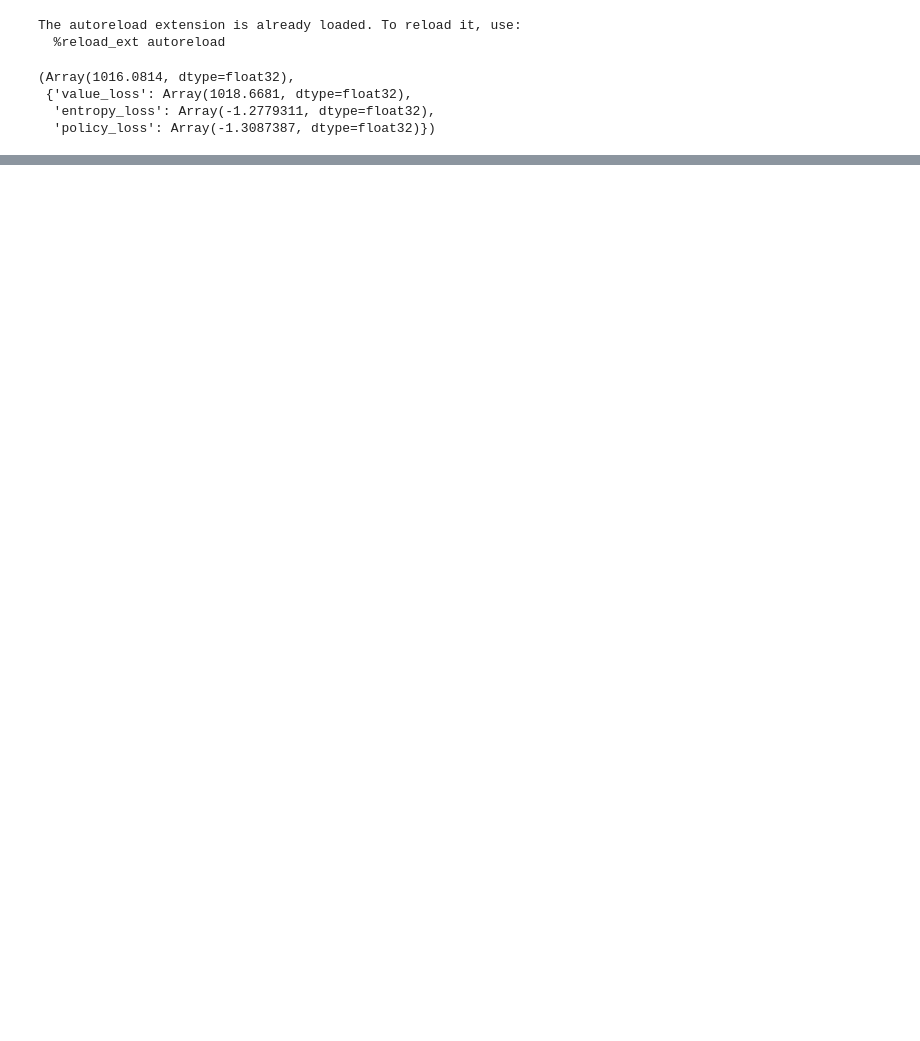
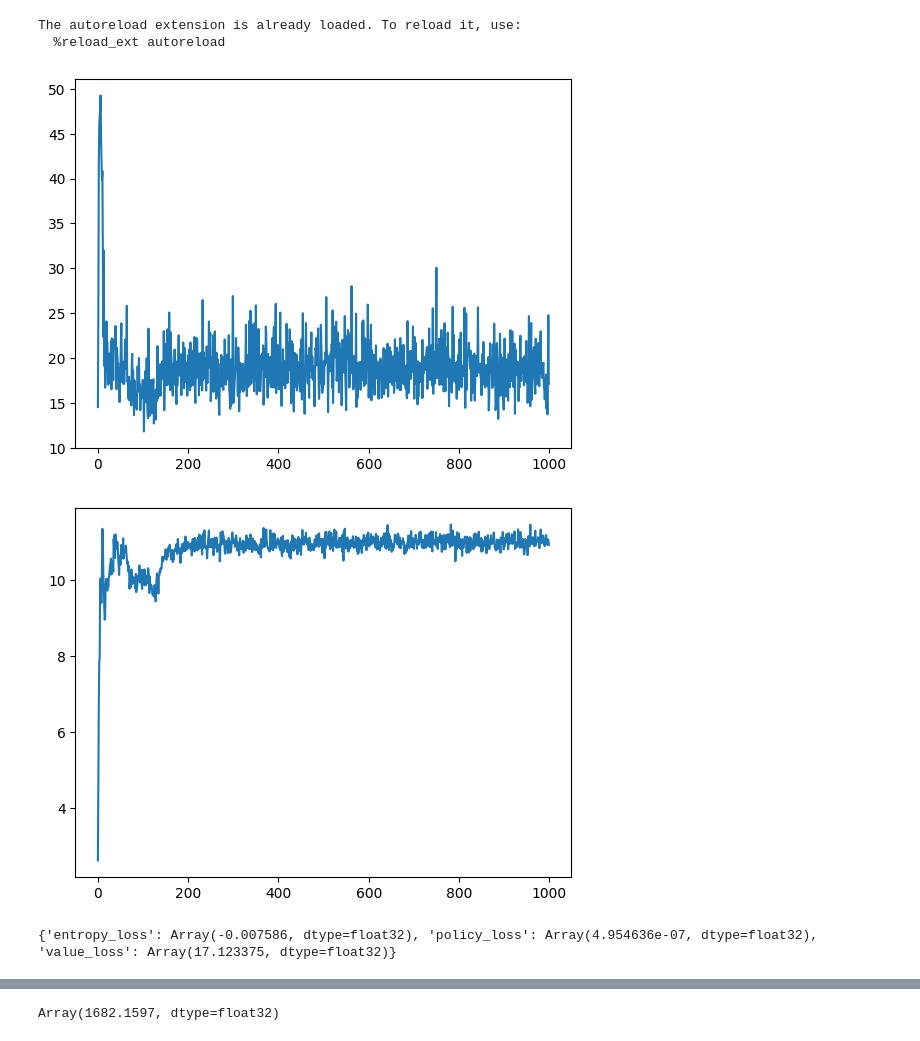
Before and after one commit to antony-zhao/RLTesting, a Jupyter notebook: test.ipynb, the cells around one changed output, grey strips where cells are left out. Drawn from its saved outputs; the diff is of its cells as text; code cells hidden in the pictures; blank space fills up the shorter version.

```diff
--- a/test.ipynb
+++ b/test.ipynb
@@ -19,23 +20,38 @@ step = jax.jit(jax.vmap(auto_reset(env.step, env.init)))
 key = jax.random.key(42)
 key, subkey = jax.random.split(key)
 keys = jax.random.split(subkey, batch_size)
-
-state = init(keys)  # vectorized states
-key, subkey = jax.random.split(key)
-# policy_network = MLP(496, 4, subkey)
-key, subkey = jax.random.split(key)
-# value_network = MLP(496, 1, subkey)
-obs_wrapper = ToInt(FlattenObservation())
-ppo_network = PPONetwork(496, 4, key, observation_wrapper=obs_wrapper)
-key, subkey = jax.random.split(key)
-policy_fn = make_policy_fn(ppo_network.policy_forward)
-value_fn = make_value_fn(ppo_network.value_forward)
-next_state, current_obs, traj = collect_trajectory(step, state, state.observation, policy_fn, key, 16)
-# %%
-ppo_loss(traj, current_obs, ppo_network, value_fn, 0.99, 0.95,
-         0.2, 1, 1)
-# %% [output]
-(Array(1016.0814, dtype=float32),
- {'value_loss': Array(1018.6681, dtype=float32),
-  'entropy_loss': Array(-1.2779311, dtype=float32),
-  'policy_loss': Array(-1.3087387, dtype=float32)})
+# %%
+state = init(keys)  # vectorized states
+key, subkey = jax.random.split(key)
+# policy_network = MLP(496, 4, subkey)
+key, subkey = jax.random.split(key)
+# value_network = MLP(496, 1, subkey)
+obs_wrapper = ToInt(FlattenObservation())
+ppo_network = model = PPONetwork(496, 4, key, obs_wrapper=obs_wrapper)
+key, subkey = jax.random.split(key)
+optim = optax.adamw(1e-4)
+grad_step = eqx.filter_jit(make_grad_step(ppo_network, ppo_loss, optim, subkey, 16))
+# opt_state = optim.init(eqx.filter(model, eqx.is_array))
+timesteps = 8
+# %%
+losses = []
+policy_losses = []
+rewards = []
+for i in range(1000):
+    state, current_obs, traj = collect_trajectory(ppo_network, step, state, state.observation, key, timesteps)
+    key, subkey = jax.random.split(key)
+    (loss, metrics), ppo_network = grad_step(ppo_network, traj, state.observation, 0.99, 0.95, 0.2, 1, 0.01)
+    losses.append(loss)
+    policy_losses.append(metrics['policy_loss'])
+    rewards.append(jnp.mean(traj.rewards))
+# %%
+plt.plot(losses)
+plt.show()
+plt.plot(rewards)
+plt.show()
+plt.plot(policy_losses)
+print(metrics)
+# %% [output]
+[figure, added]
+[figure, added]
+{'entropy_loss': Array(-0.007586, dtype=float32), 'policy_loss': Array(4.954636e-07, dtype=float32), 'value_loss': Array(17.123375, dtype=float32)}
@@ -41,0 +59,4 @@ ppo_loss(traj, current_obs, ppo_network, value_fn, 0.99, 0.95,
+# %%
+jnp.sum(traj.rewards) / jnp.sum(traj.dones)
+# %% [output]
+Array(1682.1597, dtype=float32)
```
Also changed, not shown: parts of 2 cells of this notebook, 1 other file.
